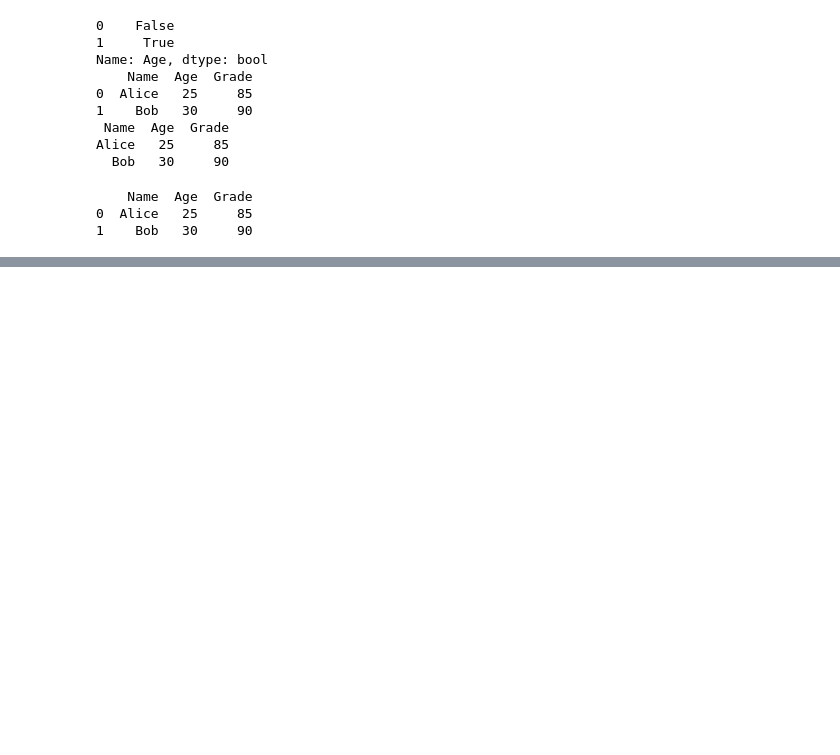
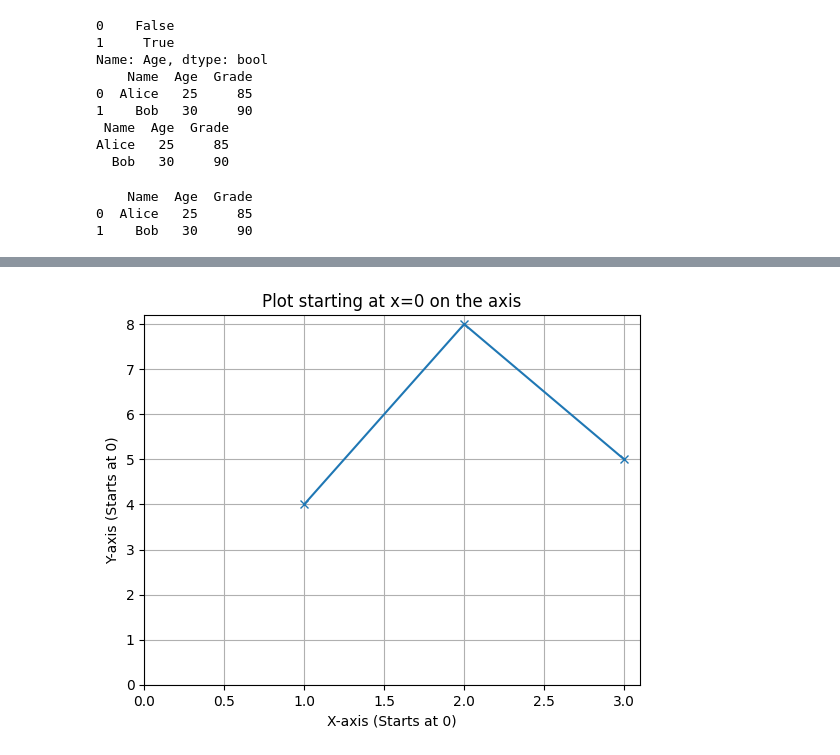
Before and after one commit to amrahmani/Python, a Jupyter notebook: pd.np.matplotlib.ipynb, the cells around one changed output, grey strips where cells are left out. Drawn from its saved outputs; the diff is of its cells as text; code cells hidden in the pictures; blank space fills up the shorter version.

```diff
--- a/pd.np.matplotlib.ipynb
+++ b/pd.np.matplotlib.ipynb
@@ -39,0 +46,13 @@ print(df)
+# %%
+import matplotlib.pyplot as plt
+
+plt.plot([1, 2, 3], [4, 8, 5], marker='x') # Added a marker for visibility
+plt.title("Plot starting at x=0 on the axis")
+plt.xlabel("X-axis (Starts at 0)")
+plt.ylabel("Y-axis (Starts at 0)")
+plt.xlim(xmin=0) # Ensures the x-axis starts at 0
+plt.ylim(ymin=0)
+plt.grid(True)
+plt.savefig("myplot.png")
+# %% [output]
+[figure, added]
```
Also changed, not shown: parts of 1 cell of this notebook.
